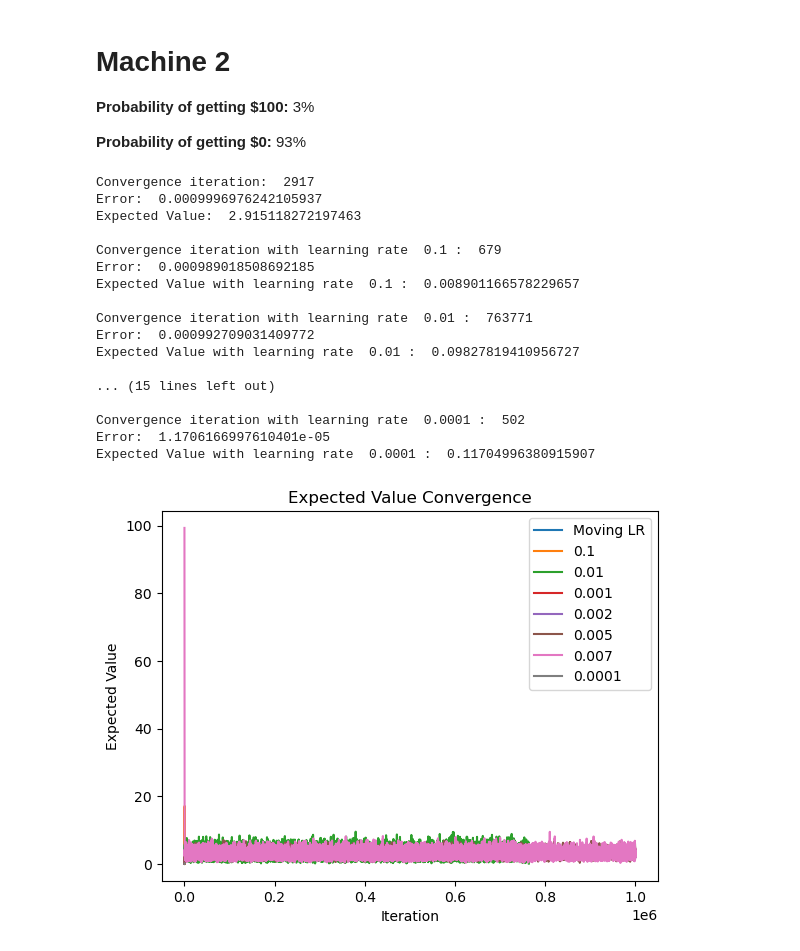
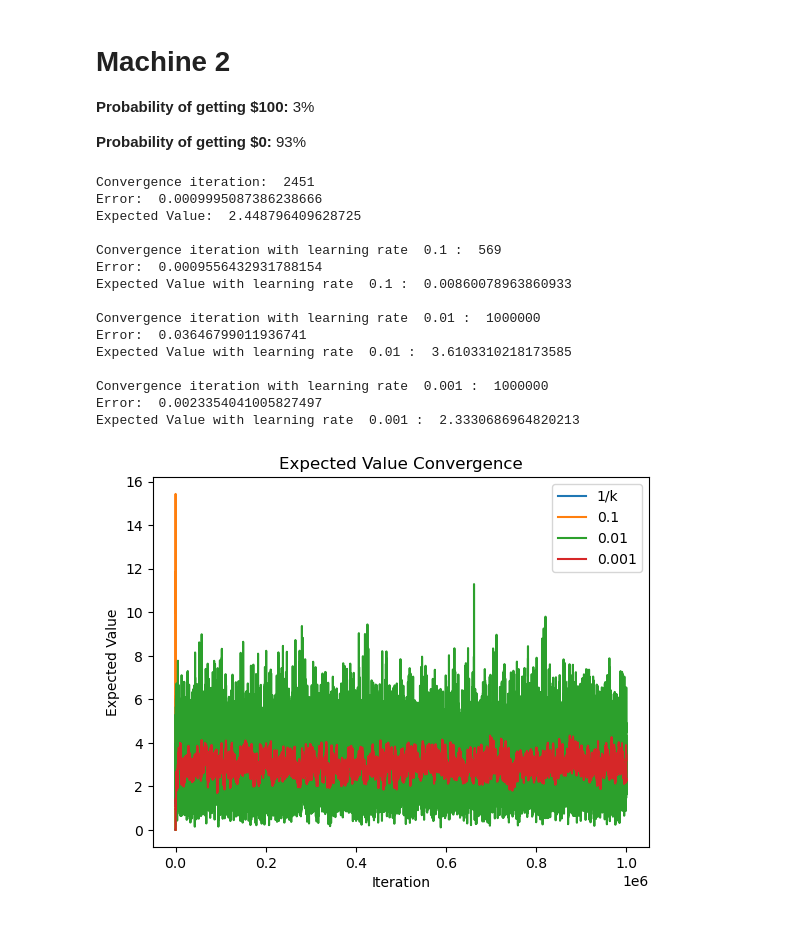
Before and after one commit to AndresBriC/DesarrolloDeAplicacionesAvanzadas, a Jupyter notebook: EjercicioLearningRate.ipynb, the cells around one changed output. Saved outputs shown, nothing was run; the diff lists cells and outputs as text; code cells hidden in the pictures.

Commit message:
Adds the correct learning rates

```diff
--- a/EjercicioLearningRate.ipynb
+++ b/EjercicioLearningRate.ipynb
@@ -97,7 +97,7 @@ def simulateGameWithExpectedValue(outcomes, probabilities, learningRate=0):
 
         print("\nConvergence iteration: ", currentIteration)
         print("Error: ", error)
-        label = "Moving LR"
+        label = "1/k"
 
     else:
         for i in range(initialIterations):
@@ -137,7 +137,7 @@ labels.append(expectedValueDict["Label"])
 print("Expected Value: ", expectedValueDict["Expected Value"])
 
 # Run the simulation with a fixed learning rate of 0.1, 0.01 and 0.001
-for learningRate in [0.1, 0.01, 0.001, 0.002, 0.005, 0.007, 0.0001]:
+for learningRate in [0.1, 0.01, 0.001]:
     expectedValueDict = simulateGameWithExpectedValue(outcomes, probabilities, learningRate)
     expectedValueArrays.append(expectedValueDict["Expected Value Array"])
     labels.append(expectedValueDict["Label"])
@@ -188,45 +186,43 @@ plt.show()
 # %%
 # Run the simulation and print the expected value
 outcomes = [100, 0]
 probabilities = [0.03, 0.97]
 expectedValueArrays = []
 labels = []
 
 expectedValueDict = simulateGameWithExpectedValue(outcomes, probabilities)
 expectedValueArrays.append(expectedValueDict["Expected Value Array"])
 labels.append(expectedValueDict["Label"])
 print("Expected Value: ", expectedValueDict["Expected Value"])
 
 # Run the simulation with a fixed learning rate of 0.1, 0.01 and 0.001
-for learningRate in [0.1, 0.01, 0.001, 0.002, 0.005, 0.007, 0.0001]:
+for learningRate in [0.1, 0.01, 0.001]:
     expectedValueDict = simulateGameWithExpectedValue(outcomes, probabilities, learningRate)
     expectedValueArrays.append(expectedValueDict["Expected Value Array"])
     labels.append(expectedValueDict["Label"])
 
 # Plot the expected values
 plt.xlabel("Iteration")
 plt.ylabel("Expected Value")
 plt.title("Expected Value Convergence")
 for i in range(len(expectedValueArrays)):
     plt.plot(expectedValueArrays[i], label=labels[i])
 plt.legend()
 plt.show()
 # %% [output]
-Convergence iteration:  2917
-Error:  0.0009996976242105937
-Expected Value:  2.915118272197463
+Convergence iteration:  2451
+Error:  0.0009995087386238666
+Expected Value:  2.448796409628725
 
-Convergence iteration with learning rate  0.1 :  679
-Error:  0.000989018508692185
-Expected Value with learning rate  0.1 :  0.008901166578229657
+Convergence iteration with learning rate  0.1 :  569
+Error:  0.0009556432931788154
+Expected Value with learning rate  0.1 :  0.00860078963860933
 
-Convergence iteration with learning rate  0.01 :  763771
-Error:  0.000992709031409772
-Expected Value with learning rate  0.01 :  0.09827819410956727
+Convergence iteration with learning rate  0.01 :  1000000
+Error:  0.03646799011936741
+Expected Value with learning rate  0.01 :  3.6103310218173585
 
-... (15 lines left out)
-
-Convergence iteration with learning rate  0.0001 :  502
-Error:  1.1706166997610401e-05
-Expected Value with learning rate  0.0001 :  0.11704996380915907
+Convergence iteration with learning rate  0.001 :  1000000
+Error:  0.0023354041005827497
+Expected Value with learning rate  0.001 :  2.3330686964820213
-[figure, old version]
+[figure, new version]
```
Also changed, not shown: parts of 5 cells of this notebook.
